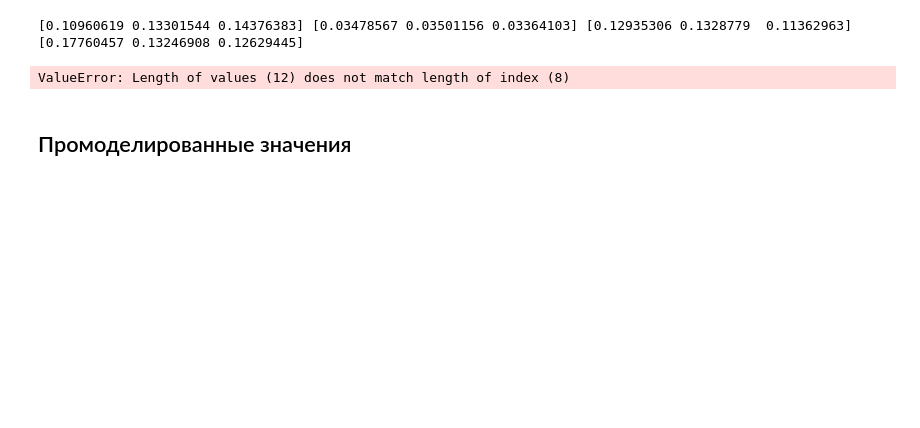
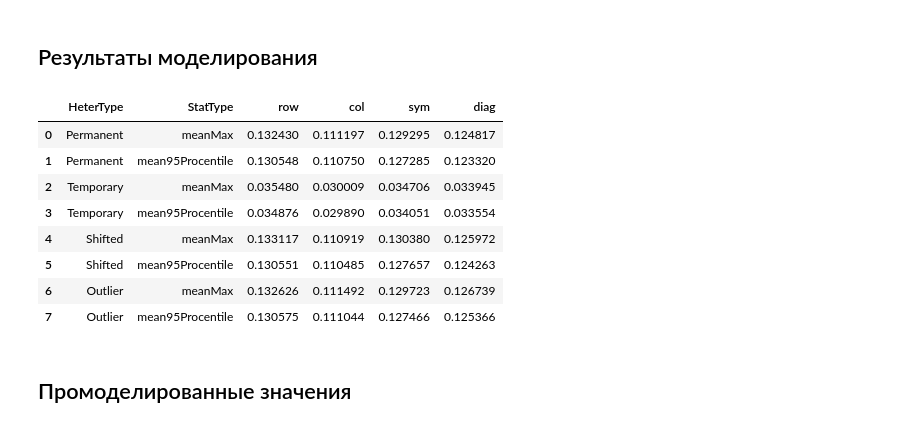
Before and after one commit to Loulaan/researchWork, a Jupyter notebook: freqTests.ipynb, the cells around one changed output. Drawn from its saved outputs; the diff is of its cells as text; code cells hidden in the pictures; blank space fills up the shorter version.

```diff
--- a/freqTests.ipynb
+++ b/freqTests.ipynb
@@ -149,8 +109,0 @@ ValueError: Length of values (1600) does not match length of index (8)
-# %%
-%%time
-dictSeries = dict(zip(['Permanent', 'Temporary', 'Shifted', 'Outlier'], [fPerm, fTemp, fShifted, fOutlier]))
-statistics = modellingNoiseStatistics(dictSeries, 3, N, B, T_, Q, L, r, method, noiseVariance)
-statistics
-# %% [output]
-[0.10960619 0.13301544 0.14376383] [0.03478567 0.03501156 0.03364103] [0.12935306 0.1328779  0.11362963] [0.17760457 0.13246908 0.12629445]
-ValueError: Length of values (12) does not match length of index (8)
@@ -159,2 +110,16 @@ statistics.to_csv("tables/newStatistics.csv")
+# %% [markdown]
+## Результаты моделирования
+# %%
+pd.read_csv("tables/modelledStatistics.csv")
+# %% [output]
+|  | HeterType | StatType | row | col | sym | diag |
+| 0 | Permanent | meanMax | 0.132430 | 0.111197 | 0.129295 | 0.124817 |
+| 1 | Permanent | mean95Procentile | 0.130548 | 0.110750 | 0.127285 | 0.123320 |
+| 2 | Temporary | meanMax | 0.035480 | 0.030009 | 0.034706 | 0.033945 |
+| 3 | Temporary | mean95Procentile | 0.034876 | 0.029890 | 0.034051 | 0.033554 |
+| 4 | Shifted | meanMax | 0.133117 | 0.110919 | 0.130380 | 0.125972 |
+| 5 | Shifted | mean95Procentile | 0.130551 | 0.110485 | 0.127657 | 0.124263 |
+| 6 | Outlier | meanMax | 0.132626 | 0.111492 | 0.129723 | 0.126739 |
+| 7 | Outlier | mean95Procentile | 0.130575 | 0.111044 | 0.127466 | 0.125366 |
 # %% [markdown]
 ## Промоделированные значения
```
Also changed, not shown: parts of 25 cells of this notebook, 6 other files.
